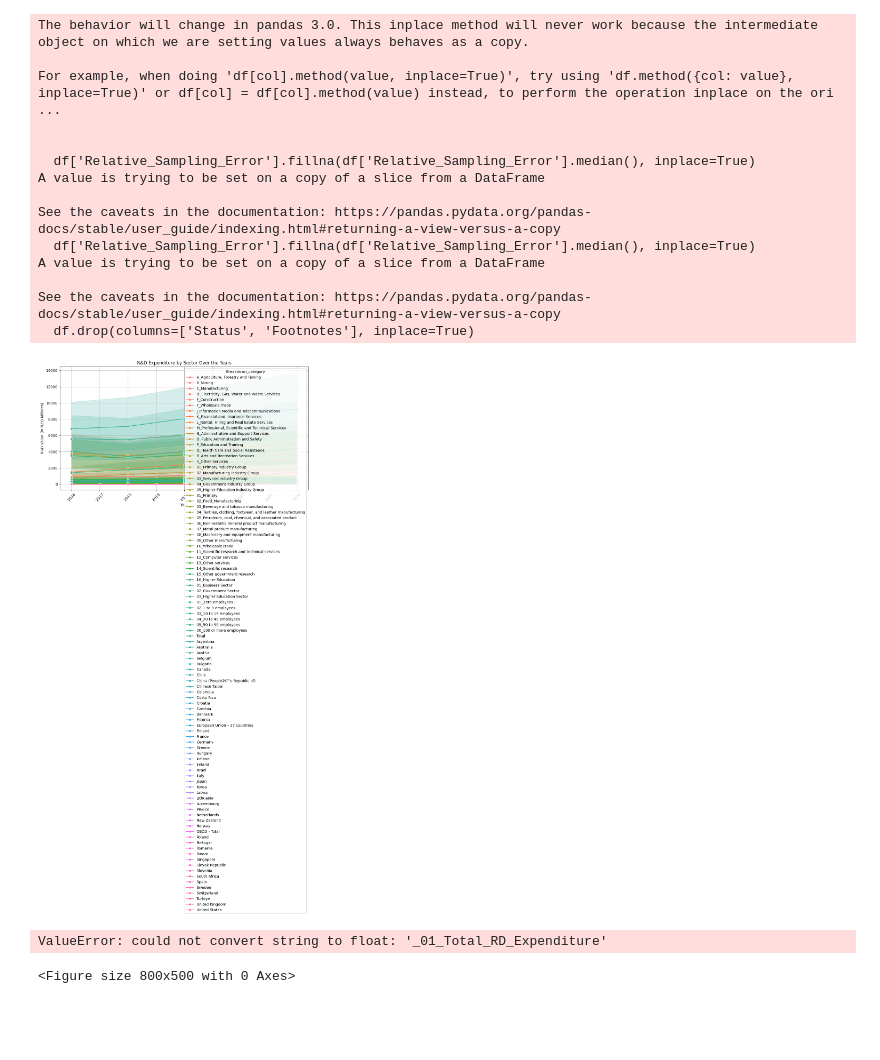
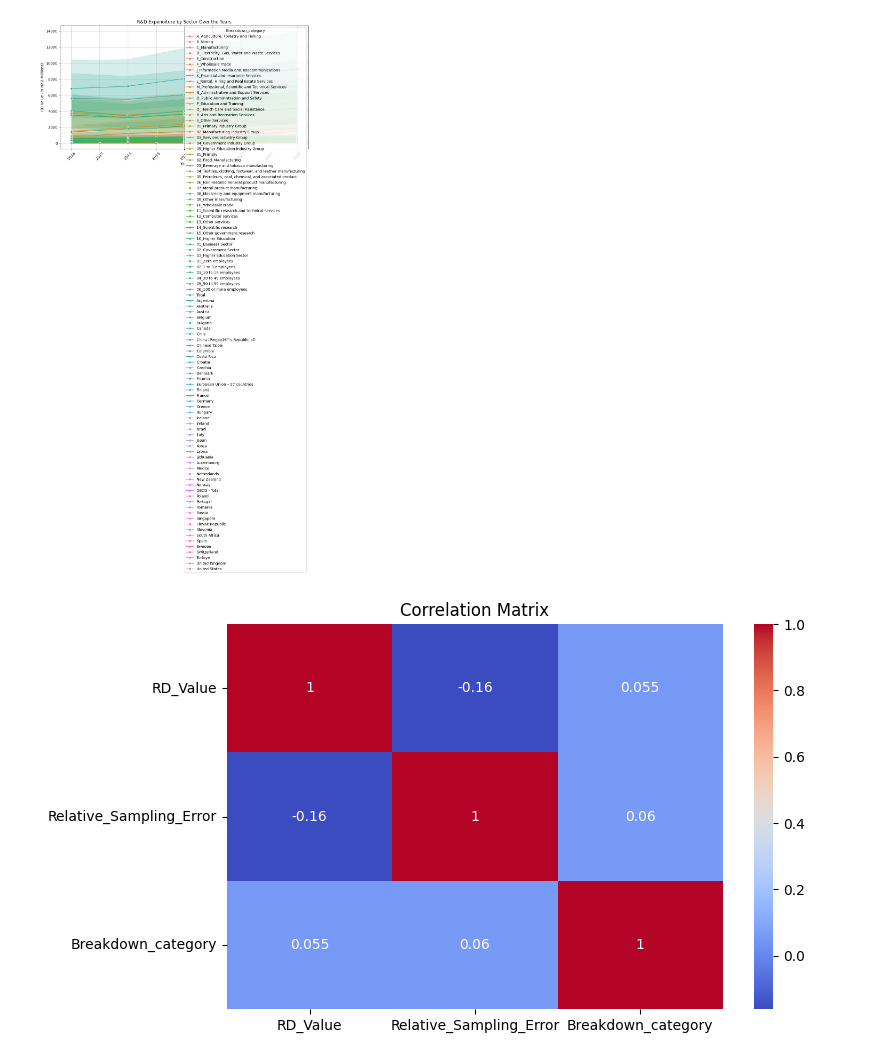
Before and after one commit to Rakshita-31/Data-Analytics, a Jupyter notebook: nz_rd_analysis.ipynb, the cells around one changed output. Saved outputs shown, nothing was run; the diff lists cells and outputs as text; code cells hidden in the pictures; blank space fills up the shorter version.

Commit message:
Data Preprocessing

```diff
--- a/nz_rd_analysis.ipynb
+++ b/nz_rd_analysis.ipynb
@@ -3,50 +3,46 @@ import pandas as pd
 import numpy as np
 import matplotlib.pyplot as plt
 import seaborn as sns
-
 from google.colab import files
 uploaded = files.upload()
 
 df = pd.read_csv("research.csv")
 
-print("First 5 rows of the dataset:\n")
-print(df.head())
-
-print("\n\nDataset Info:\n")
-print(df.info())
-
-print("\n\nSummary Statistics:\n")
+print("First 5 rows:\n", df.head())
+print("\nDataset Info:")
+df.info()
+print("\nSummary statistics:")
 print(df.describe(include='all'))
-
-print("\n\nMissing Values in Each Column:\n")
-print(df.isnull().sum())
+print("\nMissing values:\n", df.isnull().sum())
 
 df['RD_Value'] = pd.to_numeric(df['RD_Value'], errors='coerce')
 df['Relative_Sampling_Error'] = pd.to_numeric(df['Relative_Sampling_Error'], errors='coerce')
 
 df = df.dropna(subset=['RD_Value'])
 
-df['Relative_Sampling_Error'].fillna(df['Relative_Sampling_Error'].median(), inplace=True)
+df.loc[:, 'Relative_Sampling_Error'] = df['Relative_Sampling_Error'].fillna(df['Relative_Sampling_Error'].median())
 
-df.drop(columns=['Status', 'Footnotes'], inplace=True)
+columns_to_drop = ['Status', 'Footnotes']
+df = df.drop(columns=[col for col in columns_to_drop if col in df.columns])
 
-print("\n\nAfter Cleaning - Missing Values:\n")
-print(df.isnull().sum())
+print("\nNulls after cleaning:\n", df.isnull().sum())
 
 df_encoded = df.copy()
 df_encoded['Breakdown_category'] = df_encoded['Breakdown_category'].astype('category').cat.codes
 
-plt.figure(figsize=(12,6))
+plt.figure(figsize=(12, 6))
 sns.lineplot(data=df, x='Year', y='RD_Value', hue='Breakdown_category', marker="o")
 plt.title("R&D Expenditure by Sector Over the Years")
+plt.xlabel("Year")
+plt.ylabel("RD Value (in NZD Millions)")
 plt.xticks(rotation=45)
-plt.ylabel("R&D Value (in NZD Millions)")
 plt.grid(True)
 plt.tight_layout()
 plt.show()
 
-plt.figure(figsize=(8,5))
-sns.heatmap(df_encoded.corr(), annot=True, cmap='coolwarm')
+df_corr = df_encoded[['RD_Value', 'Relative_Sampling_Error', 'Breakdown_category']]
+plt.figure(figsize=(8, 5))
+sns.heatmap(df_corr.corr(), annot=True, cmap="coolwarm")
 plt.title("Correlation Matrix")
 plt.show()
 # %% [output]
@@ -67,21 +63,6 @@ First 5 rows of the dataset:
 RD_Value                   0
 Unit                       0
 Relative_Sampling_Error    0
 dtype: int64
-The behavior will change in pandas 3.0. This inplace method will never work because the intermediate object on which we are setting values always behaves as a copy.
-
-For example, when doing 'df[col].method(value, inplace=True)', try using 'df.method({col: value}, inplace=True)' or df[col] = df[col].method(value) instead, to perform the operation inplace on the ori ...
-
-
-  df['Relative_Sampling_Error'].fillna(df['Relative_Sampling_Error'].median(), inplace=True)
-A value is trying to be set on a copy of a slice from a DataFrame
-
-See the caveats in the documentation: https://pandas.pydata.org/pandas-docs/stable/user_guide/indexing.html#returning-a-view-versus-a-copy
-  df['Relative_Sampling_Error'].fillna(df['Relative_Sampling_Error'].median(), inplace=True)
-A value is trying to be set on a copy of a slice from a DataFrame
-
-See the caveats in the documentation: https://pandas.pydata.org/pandas-docs/stable/user_guide/indexing.html#returning-a-view-versus-a-copy
-  df.drop(columns=['Status', 'Footnotes'], inplace=True)
-[figure, old version]
+[figure, new version]
-ValueError: could not convert string to float: '_01_Total_RD_Expenditure'
-<Figure size 800x500 with 0 Axes>
+[figure, added]
```
Also changed, not shown: parts of 1 cell of this notebook.
